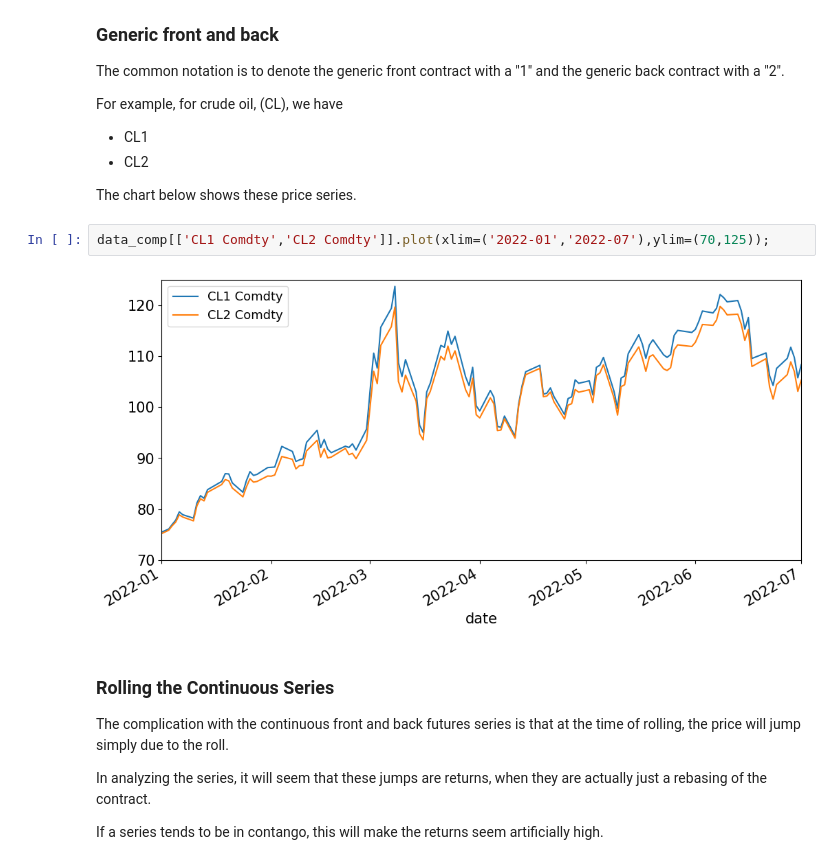
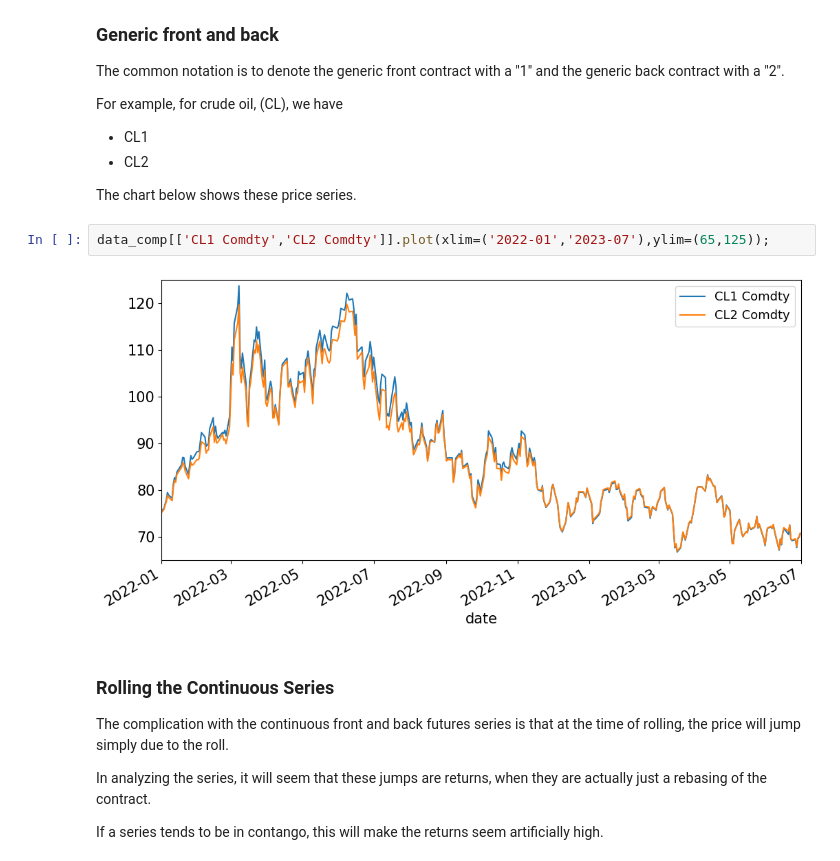
Before and after one commit to MarkHendricks/finm-markets-2023, a Jupyter notebook: discussions/D.4. Commodity Futures.ipynb, the cells around one changed output. Saved outputs shown, nothing was run; the diff lists cells and outputs as text.

```diff
--- a/discussions/D.4. Commodity Futures.ipynb
+++ b/discussions/D.4. Commodity Futures.ipynb
@@ -566,9 +567,9 @@ For example, for crude oil, (CL), we have
 
 The chart below shows these price series.
 # %%
-data_comp[['CL1 Comdty','CL2 Comdty']].plot(xlim=('2022-01','2022-07'),ylim=(70,125));
+data_comp[['CL1 Comdty','CL2 Comdty']].plot(xlim=('2022-01','2023-07'),ylim=(65,125));
 # %% [output]
-[figure, old version]
+[figure, new version]
 # %% [markdown]
 ### Rolling the Continuous Series
 
```
Also changed, not shown: parts of 2 cells of this notebook, 3 other files.
